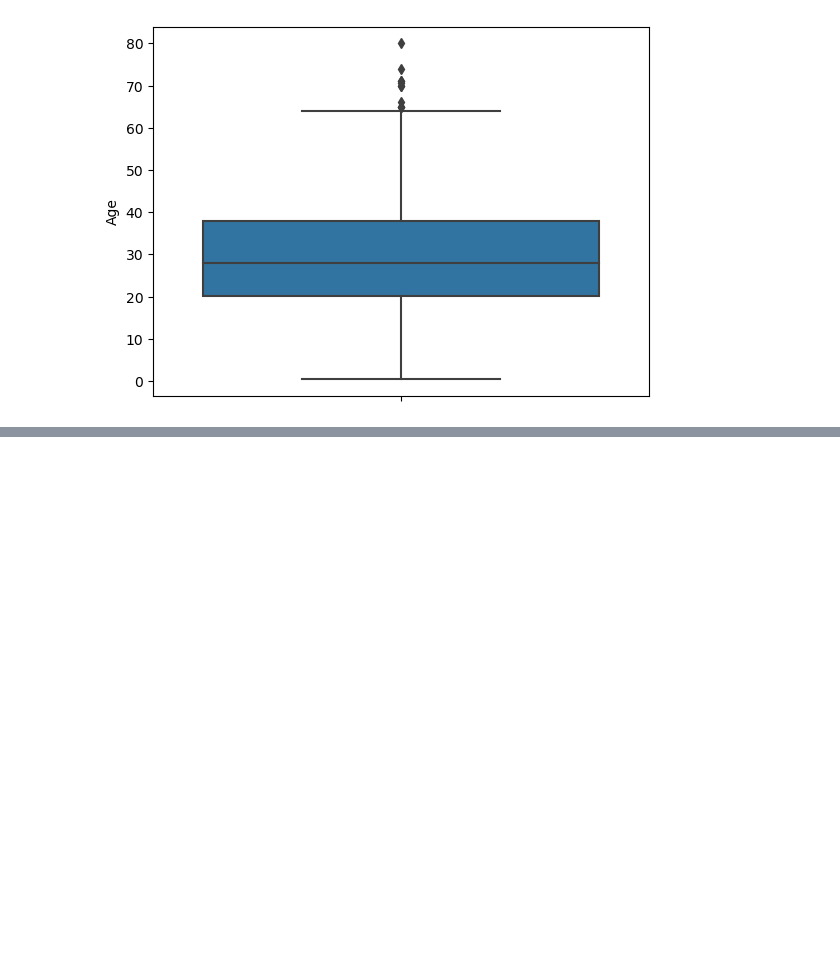
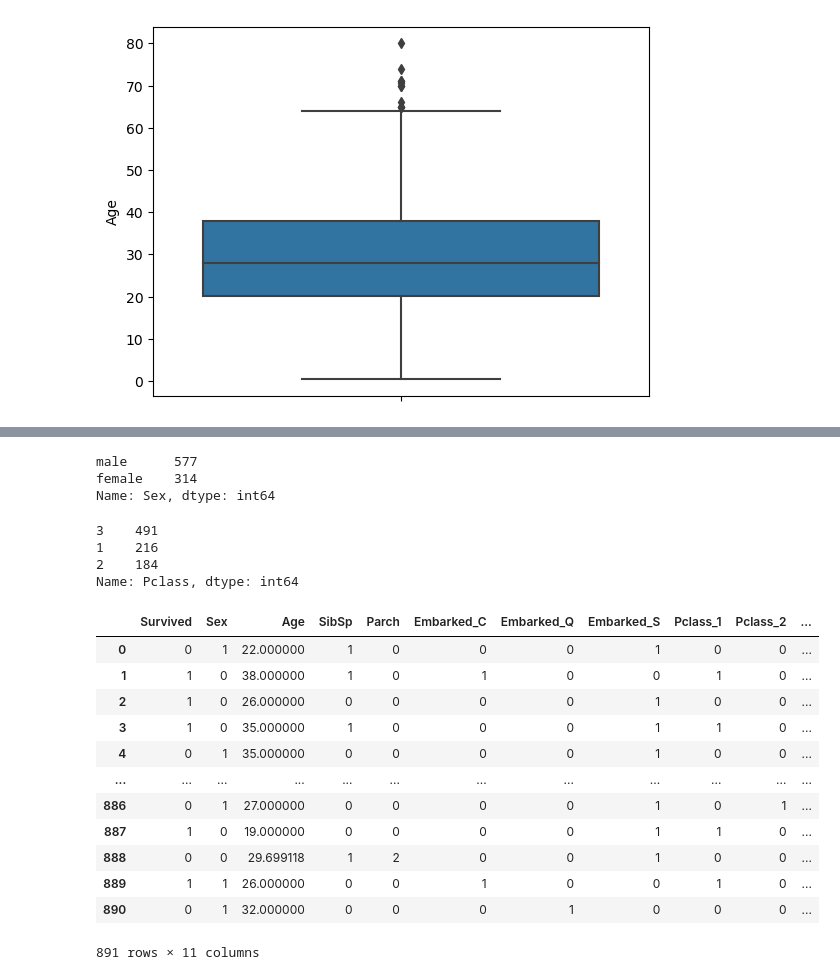
Before and after one commit to Nandini573/logistic, a Jupyter notebook: logistic_regression.ipynb, the cells around one changed output, grey strips where cells are left out. Saved outputs shown, nothing was run; the diff lists cells and outputs as text; code cells hidden in the pictures; blank space fills up the shorter version.

```diff
--- a/logistic_regression.ipynb
+++ b/logistic_regression.ipynb
@@ -99,0 +109,2 @@ df['Age'] =df['Age'].fillna(df['Age'].mean())
+# %%
+df['Embarked']= df['Embarked'].fillna('S')
@@ -99,0 +122,36 @@ df['Age'] =df['Age'].fillna(df['Age'].mean())
+# %%
+df['Sex'].value_counts()
+# %% [output]
+male      577
+female    314
+Name: Sex, dtype: int64
+# %%
+df['Sex'] = df['Sex'].astype('category')
+df['Sex'] = df['Sex'].cat.codes
+# %%
+df = pd.get_dummies(df ,columns=['Embarked'])
+# %%
+df['Pclass'].value_counts()
+# %% [output]
+3    491
+1    216
+2    184
+Name: Pclass, dtype: int64
+# %%
+df=pd.get_dummies(df,columns=['Pclass'])
+# %%
+df
+# %% [output]
+|  | Survived | Sex | Age | SibSp | Parch | Embarked_C | Embarked_Q | Embarked_S | Pclass_1 | Pclass_2 | ... |
+| 0 | 0 | 1 | 22.000000 | 1 | 0 | 0 | 0 | 1 | 0 | 0 | ... |
+| 1 | 1 | 0 | 38.000000 | 1 | 0 | 1 | 0 | 0 | 1 | 0 | ... |
+| 2 | 1 | 0 | 26.000000 | 0 | 0 | 0 | 0 | 1 | 0 | 0 | ... |
+| 3 | 1 | 0 | 35.000000 | 1 | 0 | 0 | 0 | 1 | 1 | 0 | ... |
+| 4 | 0 | 1 | 35.000000 | 0 | 0 | 0 | 0 | 1 | 0 | 0 | ... |
+| ... | ... | ... | ... | ... | ... | ... | ... | ... | ... | ... | ... |
+| 886 | 0 | 1 | 27.000000 | 0 | 0 | 0 | 0 | 1 | 0 | 1 | ... |
+| 887 | 1 | 0 | 19.000000 | 0 | 0 | 0 | 0 | 1 | 1 | 0 | ... |
+| 888 | 0 | 0 | 29.699118 | 1 | 2 | 0 | 0 | 1 | 0 | 0 | ... |
+| 889 | 1 | 1 | 26.000000 | 0 | 0 | 1 | 0 | 0 | 1 | 0 | ... |
+| 890 | 0 | 1 | 32.000000 | 0 | 0 | 0 | 1 | 0 | 0 | 0 | ... |
+891 rows × 11 columns
```
Also changed, not shown: parts of 45 cells of this notebook.
